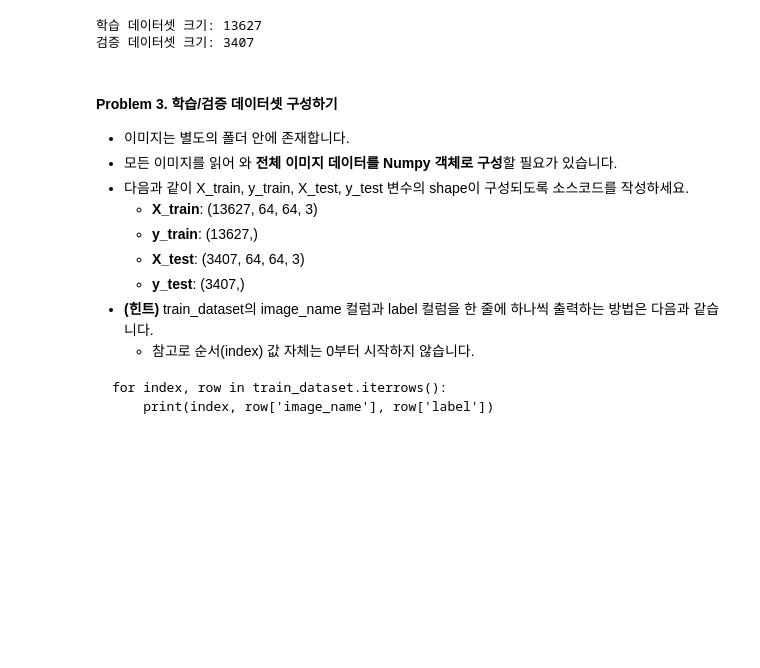
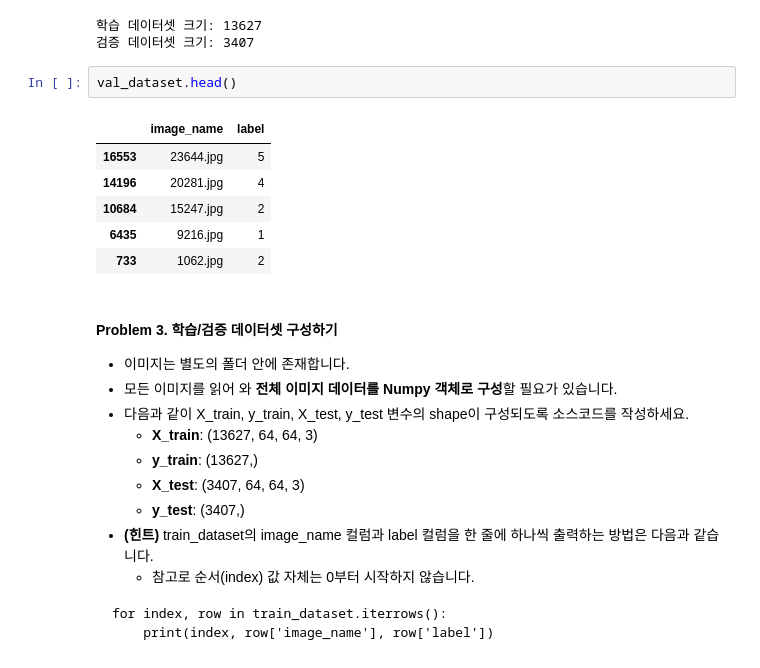
Before and after one commit to Thx4comin9/Image-Classfication_Project_CNN, a Jupyter notebook: _실전_프로젝트__기본적인_기계학습_알고리즘을_활용한_풍경_Scene__이미지_분류__문제지_.ipynb, the cells around one changed output. Cells and saved outputs as stored; diff of their text form; blank space fills up the shorter version.

```diff
--- a/_실전_프로젝트__기본적인_기계학습_알고리즘을_활용한_풍경_Scene__이미지_분류__문제지_.ipynb
+++ b/_실전_프로젝트__기본적인_기계학습_알고리즘을_활용한_풍경_Scene__이미지_분류__문제지_.ipynb
@@ -164,6 +208,15 @@ print('검증 데이터셋 크기:', len(val_dataset))
 # %% [output]
 학습 데이터셋 크기: 13627
 검증 데이터셋 크기: 3407
+# %%
+val_dataset.head()
+# %% [output]
+|  | image_name | label |
+| 16553 | 23644.jpg | 5 |
+| 14196 | 20281.jpg | 4 |
+| 10684 | 15247.jpg | 2 |
+| 6435 | 9216.jpg | 1 |
+| 733 | 1062.jpg | 2 |
 # %% [markdown]
 #### <b>Problem 3. 학습/검증 데이터셋 구성하기</b>
 
```
Also changed, not shown: parts of 11 cells of this notebook.
